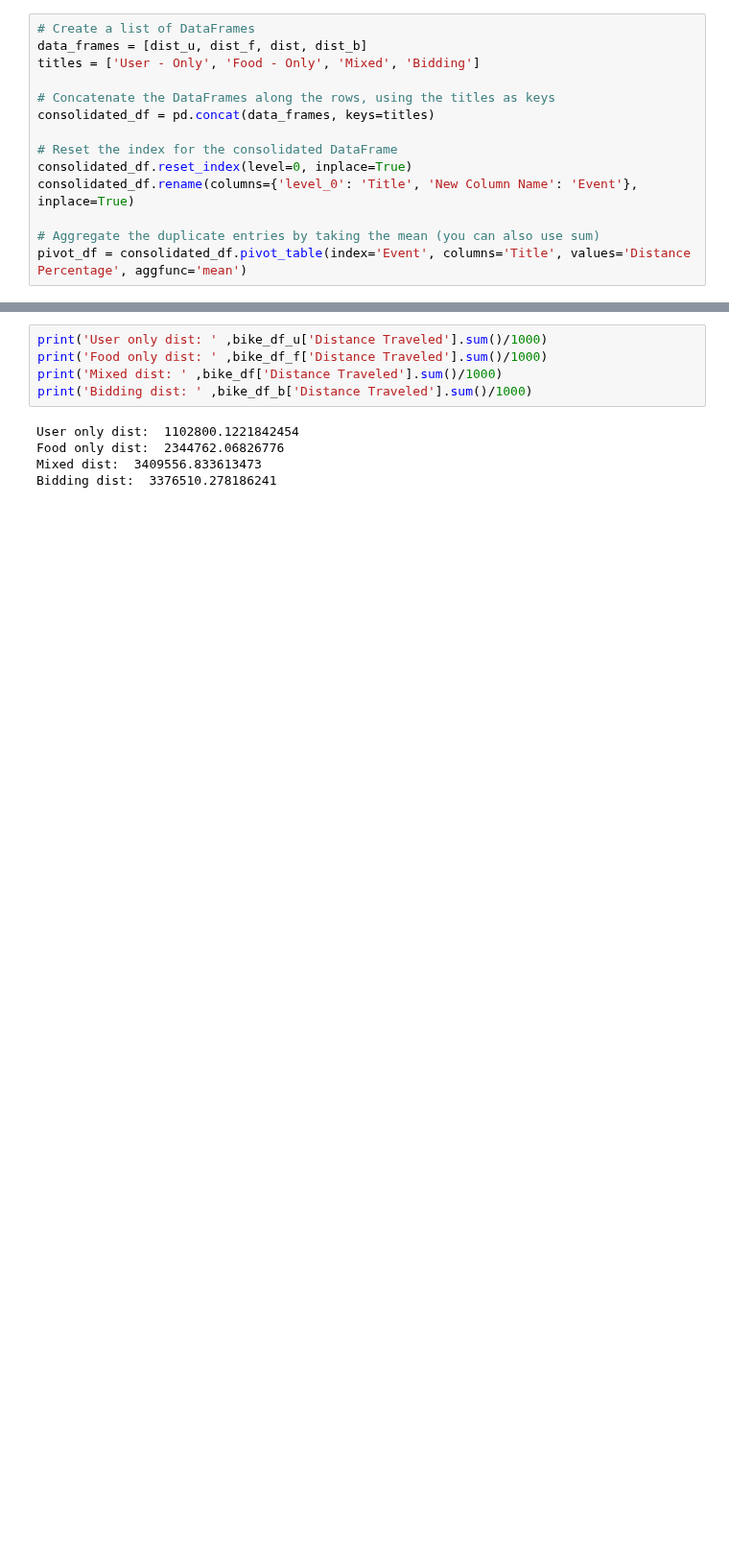
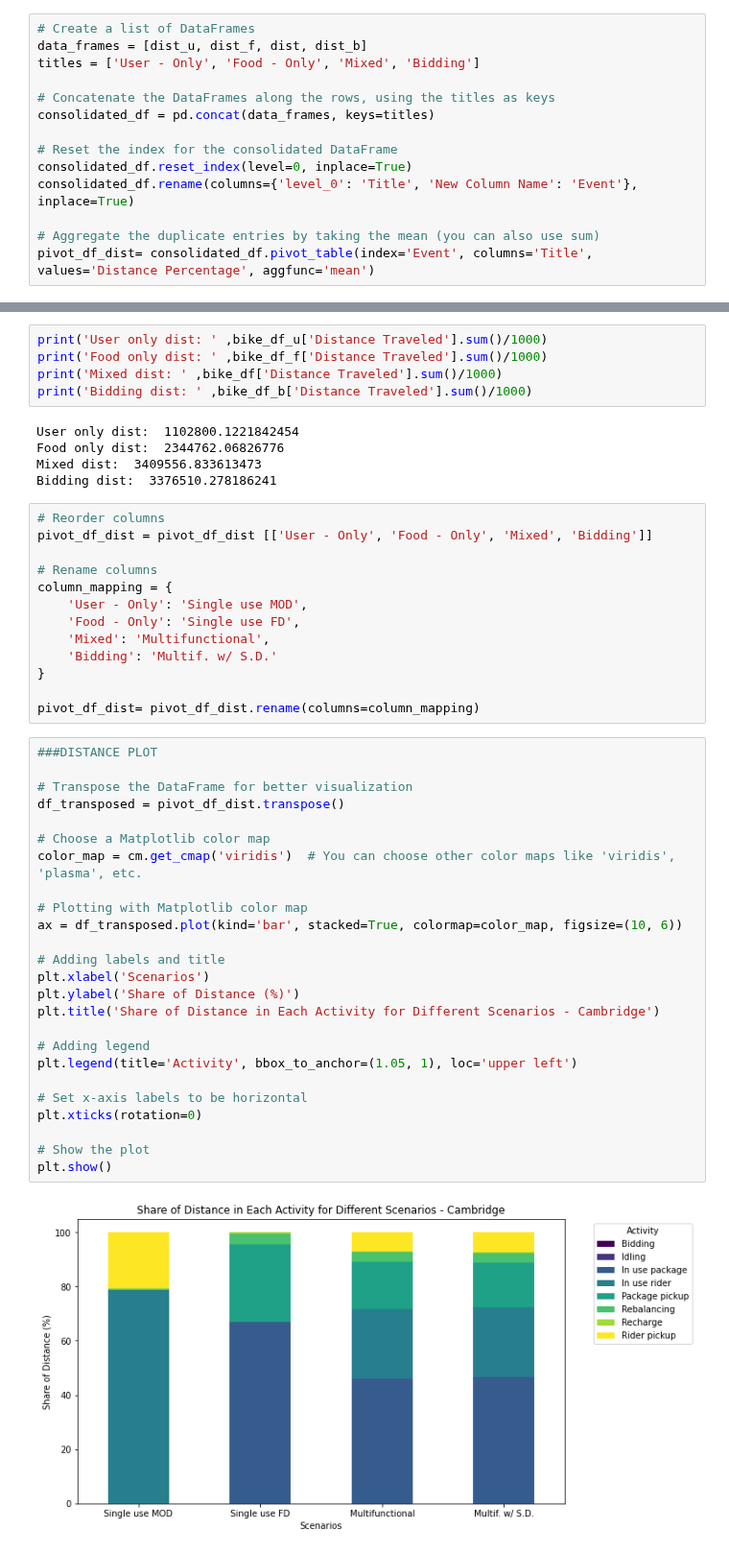
Before and after one commit to CityScope/MobilityTable_SanSebastian, a Jupyter notebook: postprocessing/results-tables.ipynb, the cells around one changed output, grey strips where cells are left out. Shown at 96% size. Drawn from its saved outputs; the diff is of its cells as text; blank space fills up the shorter version.

```diff
--- a/postprocessing/results-tables.ipynb
+++ b/postprocessing/results-tables.ipynb
@@ -994,4 +1006,4 @@ consolidated_df.reset_index(level=0, inplace=True)
 consolidated_df.rename(columns={'level_0': 'Title', 'New Column Name': 'Event'}, inplace=True)
 
 # Aggregate the duplicate entries by taking the mean (you can also use sum)
-pivot_df = consolidated_df.pivot_table(index='Event', columns='Title', values='Distance Percentage', aggfunc='mean')
+pivot_df_dist= consolidated_df.pivot_table(index='Event', columns='Title', values='Distance Percentage', aggfunc='mean')
@@ -1018,3 +1030,43 @@ User only dist:  1102800.1221842454
 Food only dist:  2344762.06826776
 Mixed dist:  3409556.833613473
 Bidding dist:  3376510.278186241
+# %%
+# Reorder columns
+pivot_df_dist = pivot_df_dist [['User - Only', 'Food - Only', 'Mixed', 'Bidding']]
+
+# Rename columns
+column_mapping = {
+    'User - Only': 'Single use MOD',
+    'Food - Only': 'Single use FD',
+    'Mixed': 'Multifunctional',
+    'Bidding': 'Multif. w/ S.D.'
+}
+
+pivot_df_dist= pivot_df_dist.rename(columns=column_mapping)
+# %%
+###DISTANCE PLOT
+
+# Transpose the DataFrame for better visualization
+df_transposed = pivot_df_dist.transpose()
+
+# Choose a Matplotlib color map
+color_map = cm.get_cmap('viridis')  # You can choose other color maps like 'viridis', 'plasma', etc.
+
+# Plotting with Matplotlib color map
+ax = df_transposed.plot(kind='bar', stacked=True, colormap=color_map, figsize=(10, 6))
+
+# Adding labels and title
+plt.xlabel('Scenarios')
+plt.ylabel('Share of Distance (%)')
+plt.title('Share of Distance in Each Activity for Different Scenarios - Cambridge')
+
+# Adding legend
+plt.legend(title='Activity', bbox_to_anchor=(1.05, 1), loc='upper left')
+
+# Set x-axis labels to be horizontal
+plt.xticks(rotation=0)
+
+# Show the plot
+plt.show()
+# %% [output]
+[figure, added]
```
Also changed, not shown: parts of 18 cells of this notebook, 2 other files.
